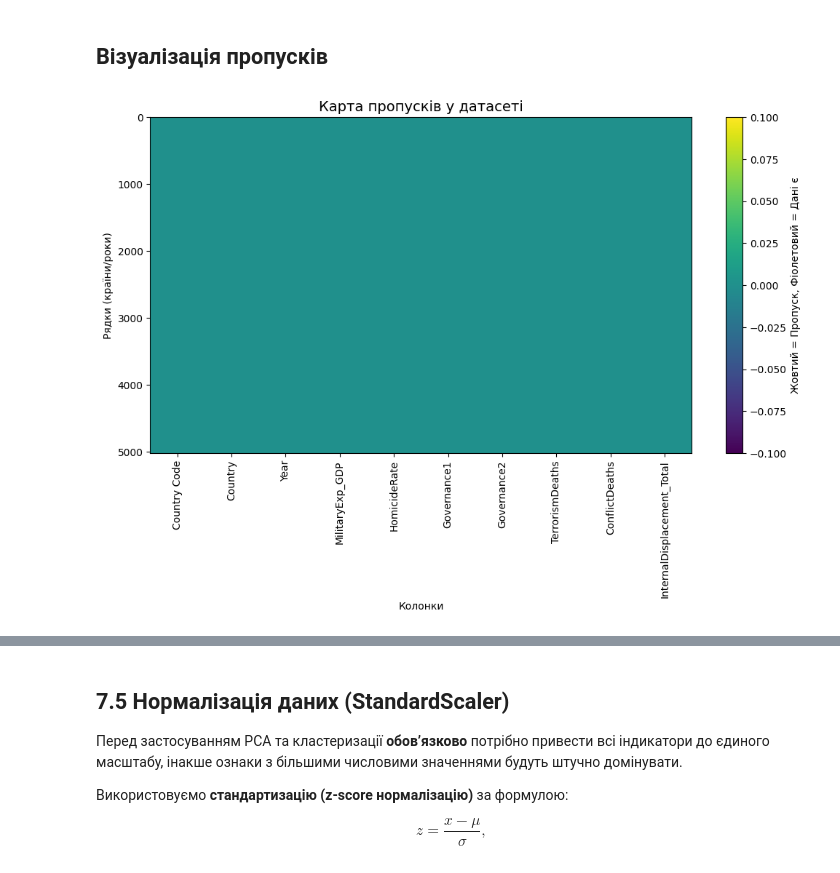
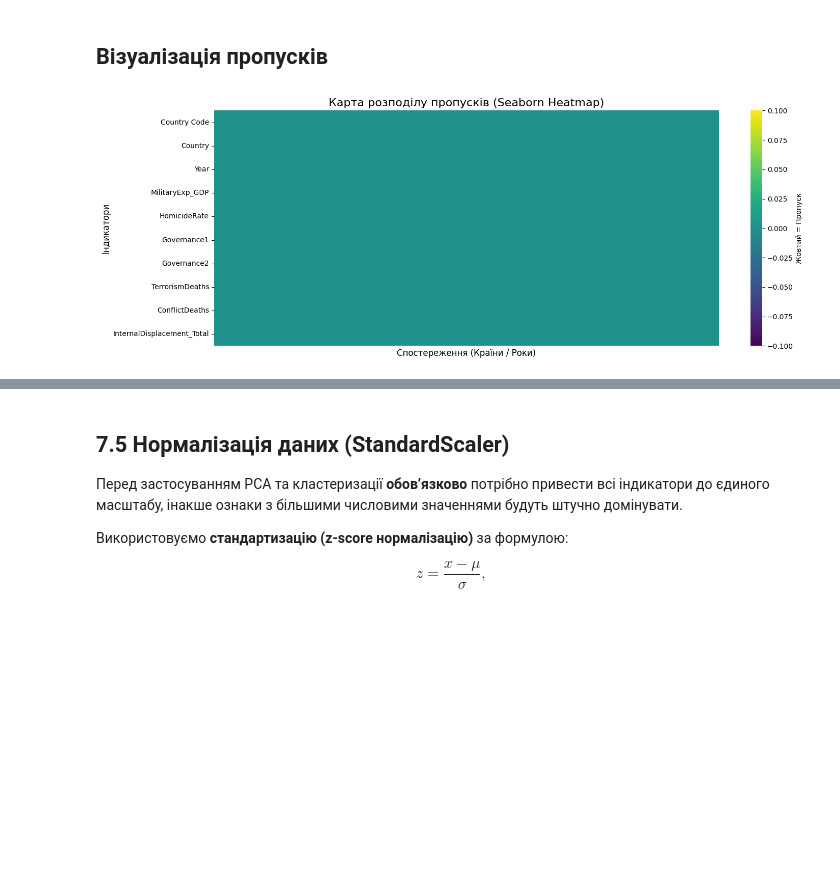
Before and after one commit to simonenkoanastasiia-eng/datascience, a Jupyter notebook: Untitled-checkpoint.ipynb, the cells around one changed output, grey strips where cells are left out. Cells and saved outputs as stored; diff of their text form; code cells hidden in the pictures; blank space fills up the shorter version.

```diff
--- a/Untitled-checkpoint.ipynb
+++ b/Untitled-checkpoint.ipynb
@@ -1547,22 +1547,20 @@ plt.show()
 # %% [markdown]
 ## **Візуалізація пропусків**
 # %%
-
+import seaborn as sns
 import matplotlib.pyplot as plt
 
-plt.figure(figsize=(12, 6))
-# Використовуємо imshow для відображення матриці true/false (де true - це пропуск)
-plt.imshow(df.isna(), aspect='auto', interpolation='nearest', cmap='viridis')
+plt.figure(figsize=(16, 6))
 
-plt.title("Карта пропусків у датасеті", fontsize=14)
-plt.xlabel("Колонки")
-plt.ylabel("Рядки (країни/роки)")
+sns.heatmap(df.isnull().transpose(),
+            cmap="viridis",
+            cbar_kws={'label': 'Жовтий = Пропуск'},
+            xticklabels=False)
 
-# Додамо імена колонок знизу, щоб було зрозуміло, де саме пропуски
-plt.xticks(range(df.shape[1]), df.columns, rotation=90)
-
-plt.colorbar(label="Жовтий = Пропуск, Фіолетовий = Дані є")
+plt.title("Карта розподілу пропусків (Seaborn Heatmap)", fontsize=16)
+plt.xlabel("Спостереження (Країни / Роки)", fontsize=12)
+plt.ylabel("Індикатори", fontsize=12)
 plt.show()
 # %% [output]
-[figure, old version]
+[figure, new version]
 # %% [markdown]
```
Also changed, not shown: parts of 1 cell of this notebook.
